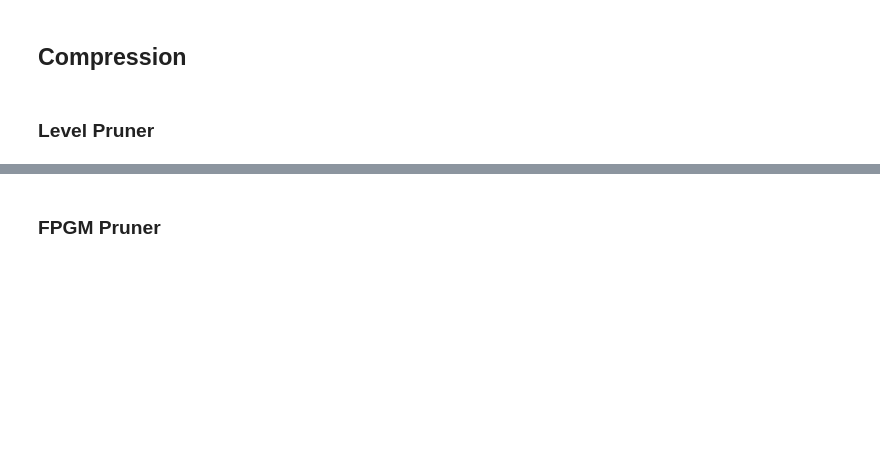
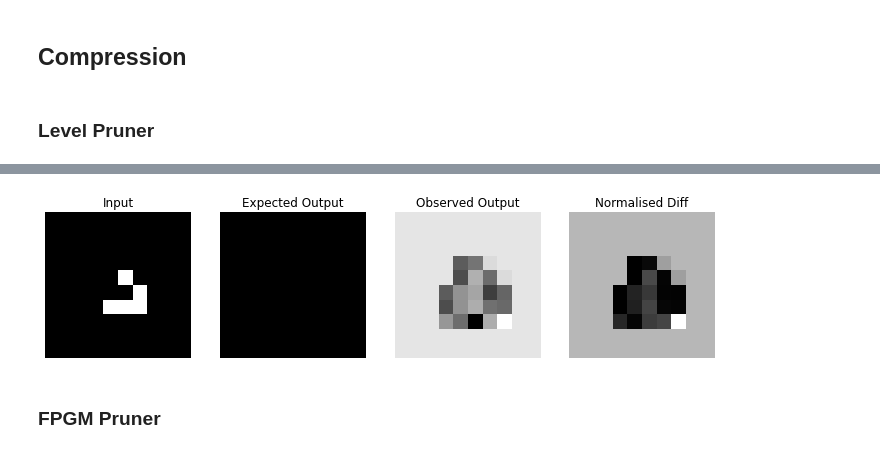
Before and after one commit to luknw/convoca, a Jupyter notebook: paper_replication.ipynb, the cells around one changed output, grey strips where cells are left out. Saved outputs shown, nothing was run; the diff lists cells and outputs as text; code cells hidden in the pictures; blank space fills up the shorter version.

```diff
--- a/paper_replication.ipynb
+++ b/paper_replication.ipynb
@@ -143,8 +63,13 @@ def train(ca, rng=None, train_noise=0.0):
 # %%
+ca = list(pr.sample_CAs(rng=rng))[24]
+
+layer_dims = [100] + [100] * 11  # neighborhood conv + mlpconv layers
 rng = np.random.default_rng(0)
-model, optimizer, losses = train(
-    ca=list(sample_CAs(rng=rng))[24],
-    rng=rng,
+
+model, optimizer, losses = pr.train(
+    ca,
+    layer_dims,
+    rng,
     train_noise=0.05
 )
 # %%
@@ -276,5 +155,6 @@ def display_test(model):
 ### Level Pruner
 # %%
 config_list = [{ 'sparsity': 0.1, 'op_types': ['default'] }]
-m = prune_model_and_test(model, LevelPruner, config_list)
-display_test(m)
+m = pr.prune_model_and_test(model, optimizer, LevelPruner, config_list)
+pr.display_test(m, ca)
+# %% [output]
@@ -281,3 +162,4 @@ display_test(m)
+[figure, added]
 # %% [markdown]
 ### FPGM Pruner
 # %%
```
Also changed, not shown: parts of 30 cells of this notebook, 1 other file.
